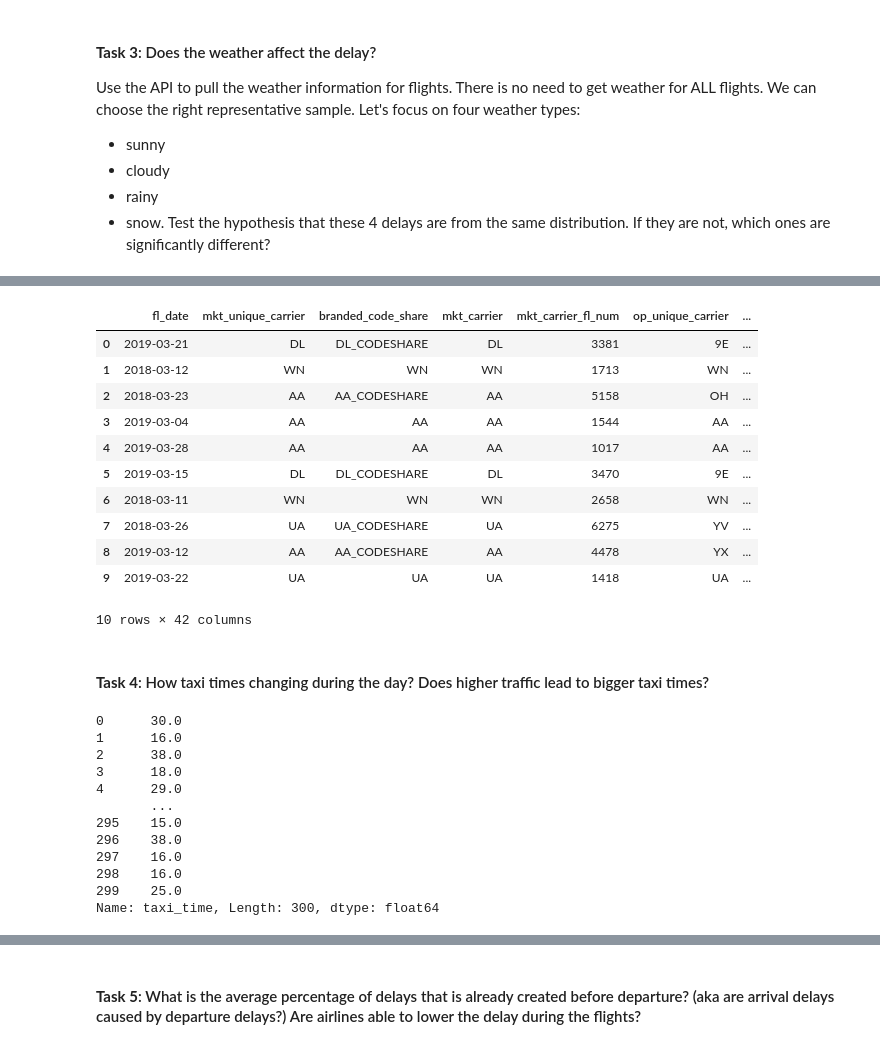
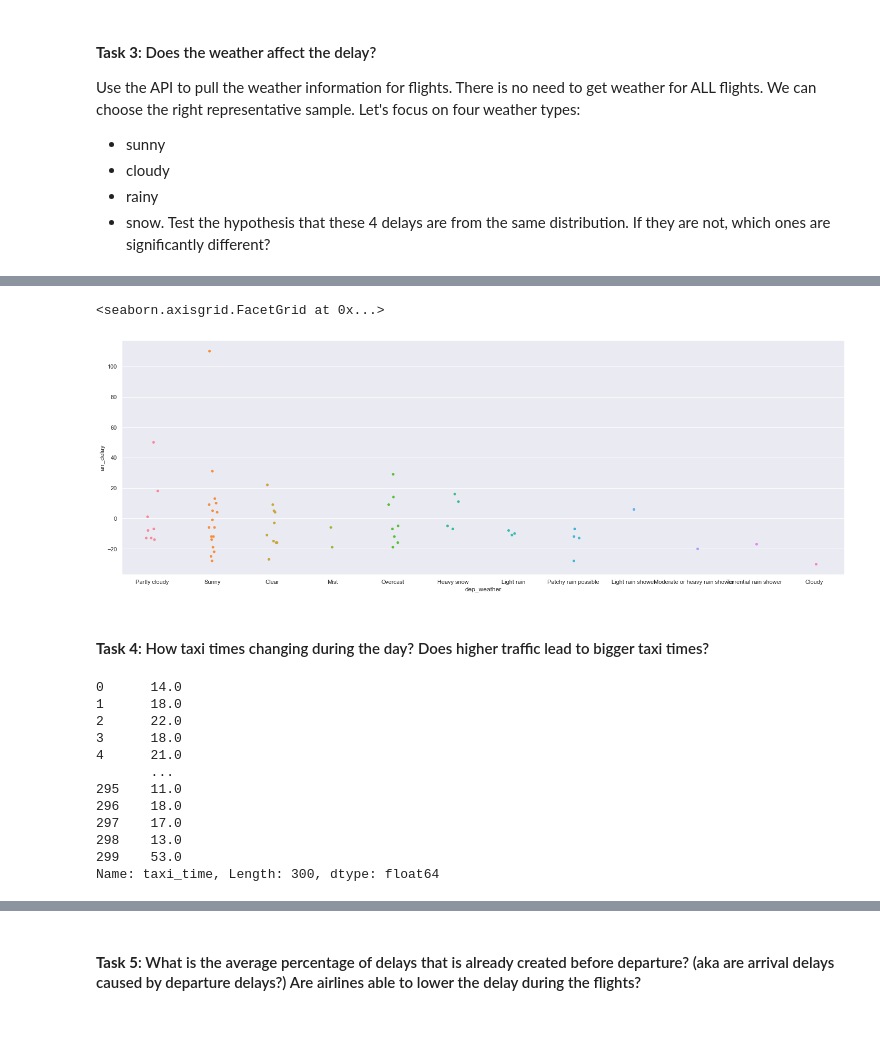
Before and after one commit to Richlorr/MidtermFlights, a Jupyter notebook: exploratory_analysis.ipynb, the cells around one changed output, grey strips where cells are left out. Saved outputs shown, nothing was run; the diff lists cells and outputs as text; code cells hidden in the pictures.

```diff
--- a/exploratory_analysis.ipynb
+++ b/exploratory_analysis.ipynb
@@ -345,34 +355,33 @@ Partly cloudy
-# %%
-months[2].head(10)
-# %% [output]
-|  | fl_date | mkt_unique_carrier | branded_code_share | mkt_carrier | mkt_carrier_fl_num | op_unique_carrier | ... |
-| 0 | 2019-03-21 | DL | DL_CODESHARE | DL | 3381 | 9E | ... |
-| 1 | 2018-03-12 | WN | WN | WN | 1713 | WN | ... |
-| 2 | 2018-03-23 | AA | AA_CODESHARE | AA | 5158 | OH | ... |
-| 3 | 2019-03-04 | AA | AA | AA | 1544 | AA | ... |
-| 4 | 2019-03-28 | AA | AA | AA | 1017 | AA | ... |
-| 5 | 2019-03-15 | DL | DL_CODESHARE | DL | 3470 | 9E | ... |
-| 6 | 2018-03-11 | WN | WN | WN | 2658 | WN | ... |
-| 7 | 2018-03-26 | UA | UA_CODESHARE | UA | 6275 | YV | ... |
-| 8 | 2019-03-12 | AA | AA_CODESHARE | AA | 4478 | YX | ... |
-| 9 | 2019-03-22 | UA | UA | UA | 1418 | UA | ... |
-10 rows × 42 columns
+# %%
+wdf = months[0].head()
+
+for i in range(1,len(months)):
+    wdf = wdf.append(months[i].head(), ignore_index=True)
+
+
+
+sns.catplot(x="dep_weather", y="arr_delay", ax=ax, data=wdf, height=7, aspect=20/7)
+# %% [output]
+<seaborn.axisgrid.FacetGrid at 0x...>
+[figure, added]
 # %% [markdown]
 #### **Task 4**: How taxi times changing during the day? Does higher traffic lead to bigger taxi times?
 # %%
-month_df['taxi_time'] = month_df['taxi_in'] + month_df['taxi_out']
+for month in months:
+    month['taxi_time'] = month['taxi_in'] + month['taxi_out']
+
 month_df['taxi_time']
 # %% [output]
-0      30.0
-1      16.0
-2      38.0
+0      14.0
+1      18.0
+2      22.0
 3      18.0
-4      29.0
+4      21.0
        ...
-295    15.0
-296    38.0
-297    16.0
-298    16.0
-299    25.0
+295    11.0
+296    18.0
+297    17.0
+298    13.0
+299    53.0
 Name: taxi_time, Length: 300, dtype: float64
 # %%
```
Also changed, not shown: parts of 16 cells of this notebook.
